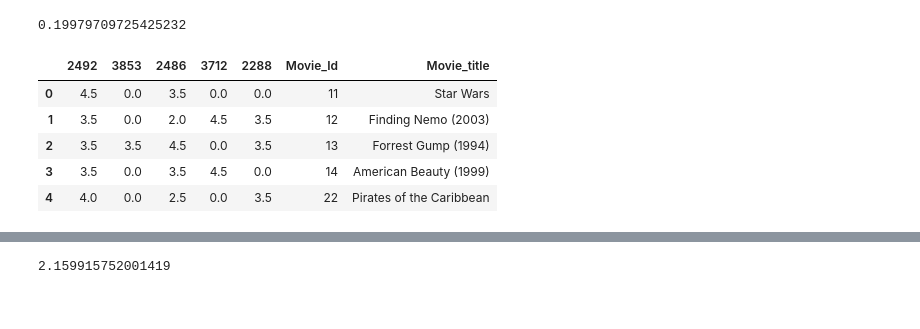
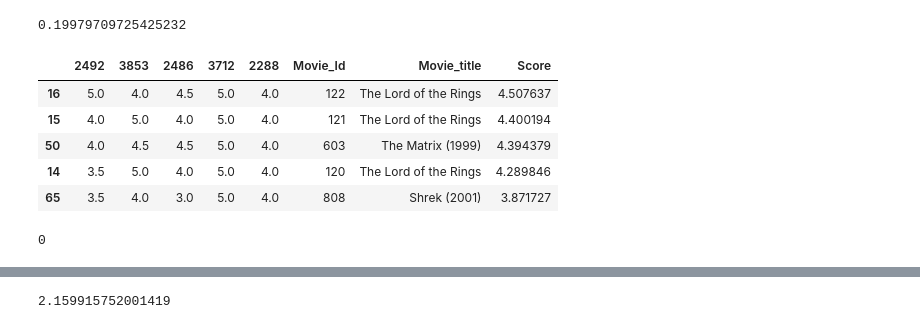
Before and after one commit to ali-d-nasseri/Recommender-System, a Jupyter notebook: Coursera Notes/Coursera project.ipynb, the cells around one changed output, grey strips where cells are left out. Cells and saved outputs as stored; diff of their text form; code cells hidden in the pictures.

```diff
--- a/Coursera Notes/Coursera project.ipynb
+++ b/Coursera Notes/Coursera project.ipynb
@@ -17,9 +17,9 @@ Index(['Unnamed: 0',         1648,         5136,          918,         2824,
 movie_id = []
 movie_title = []
 for title in df['Unnamed: 0']:
-    tit = title.split(':')
-    movie_id.append(tit[0])
-    movie_title.append(tit[1])
+    t = title.split(':')
+    movie_id.append(t[0])
+    movie_title.append(t[1])
 # %%
 df['Movie_Id'] = movie_id
 df['Movie_title'] = movie_title
@@ -90,9 +88,9 @@ df_neighbor = df_nei.fillna(0)
 # %%
-df_neighbor.head()
+df_nei.head()
 # %% [output]
-|  | 2492 | 3853 | 2486 | 3712 | 2288 | Movie_Id | Movie_title |
-| 0 | 4.5 | 0.0 | 3.5 | 0.0 | 0.0 | 11 | Star Wars |
-| 1 | 3.5 | 0.0 | 2.0 | 4.5 | 3.5 | 12 | Finding Nemo (2003) |
-| 2 | 3.5 | 3.5 | 4.5 | 0.0 | 3.5 | 13 | Forrest Gump (1994) |
-| 3 | 3.5 | 0.0 | 3.5 | 4.5 | 0.0 | 14 | American Beauty (1999) |
-| 4 | 4.0 | 0.0 | 2.5 | 0.0 | 3.5 | 22 | Pirates of the Caribbean |
+|  | 2492 | 3853 | 2486 | 3712 | 2288 | Movie_Id | Movie_title | Score |
+| 16 | 5.0 | 4.0 | 4.5 | 5.0 | 4.0 | 122 | The Lord of the Rings | 4.507637 |
+| 15 | 4.0 | 5.0 | 4.0 | 5.0 | 4.0 | 121 | The Lord of the Rings | 4.400194 |
+| 50 | 4.0 | 4.5 | 4.5 | 5.0 | 4.0 | 603 | The Matrix (1999) | 4.394379 |
+| 14 | 3.5 | 5.0 | 4.0 | 5.0 | 4.0 | 120 | The Lord of the Rings | 4.289846 |
+| 65 | 3.5 | 4.0 | 3.0 | 5.0 | 4.0 | 808 | Shrek (2001) | 3.871727 |
@@ -98,0 +104,4 @@ df_neighbor.head()
+# %%
+nan_function(df_nei.iloc[0])
+# %% [output]
+0
```
Also changed, not shown: parts of 34 cells of this notebook.
